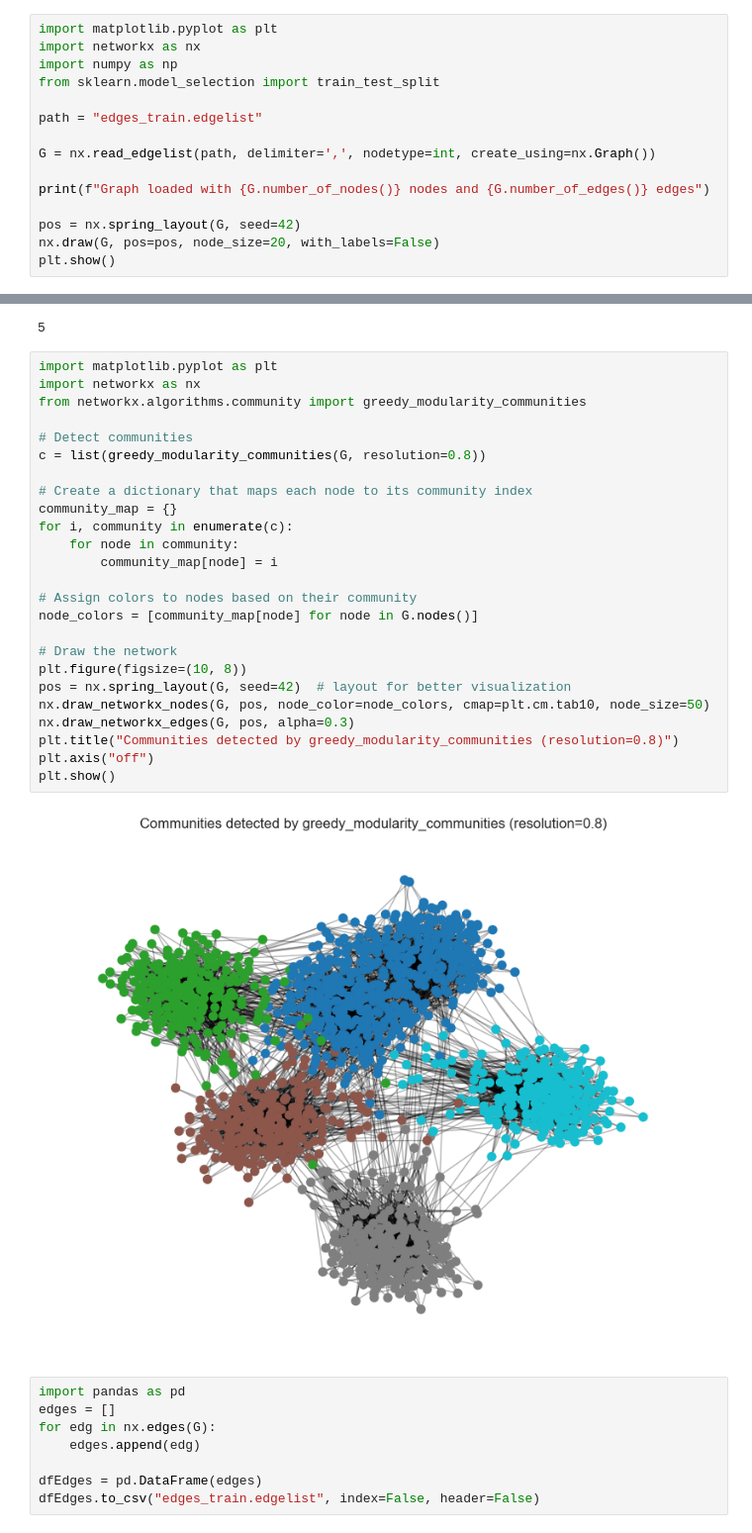
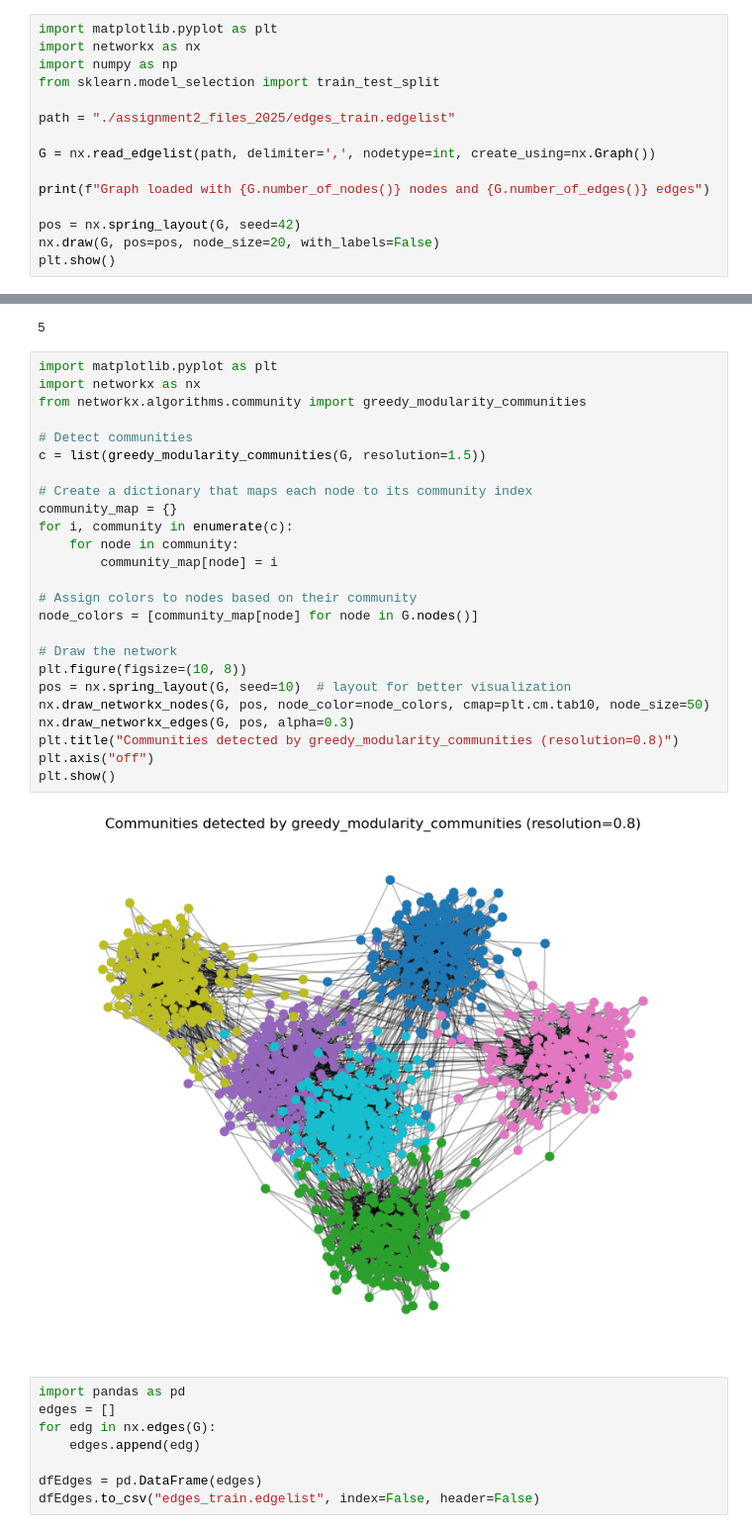
Before and after one commit to MrRyyper/Link-Prediction-and-Ethical-Implications, a Jupyter notebook: assignment 2 fods.ipynb, the cells around one changed output, grey strips where cells are left out. Shown: that part at 99% size. Saved outputs shown, nothing was run; the diff lists cells and outputs as text.

```diff
--- a/assignment 2 fods.ipynb
+++ b/assignment 2 fods.ipynb
@@ -4,7 +4,7 @@ import networkx as nx
 import numpy as np
 from sklearn.model_selection import train_test_split
 
-path = "edges_train.edgelist"
+path = "./assignment2_files_2025/edges_train.edgelist"
 
 G = nx.read_edgelist(path, delimiter=',', nodetype=int, create_using=nx.Graph())
 
@@ -32,30 +32,30 @@ len(c)
 # %%
 import matplotlib.pyplot as plt
 import networkx as nx
 from networkx.algorithms.community import greedy_modularity_communities
 
 # Detect communities
-c = list(greedy_modularity_communities(G, resolution=0.8))
+c = list(greedy_modularity_communities(G, resolution=1.5))
 
 # Create a dictionary that maps each node to its community index
 community_map = {}
 for i, community in enumerate(c):
     for node in community:
         community_map[node] = i
 
 # Assign colors to nodes based on their community
 node_colors = [community_map[node] for node in G.nodes()]
 
 # Draw the network
 plt.figure(figsize=(10, 8))
-pos = nx.spring_layout(G, seed=42)  # layout for better visualization
+pos = nx.spring_layout(G, seed=10)  # layout for better visualization
 nx.draw_networkx_nodes(G, pos, node_color=node_colors, cmap=plt.cm.tab10, node_size=50)
 nx.draw_networkx_edges(G, pos, alpha=0.3)
 plt.title("Communities detected by greedy_modularity_communities (resolution=0.8)")
 plt.axis("off")
 plt.show()
 # %% [output]
-[figure, old version]
+[figure, new version]
 # %%
 import pandas as pd
 edges = []
```
Also changed, not shown: parts of 1 cell of this notebook, 7 other files.
